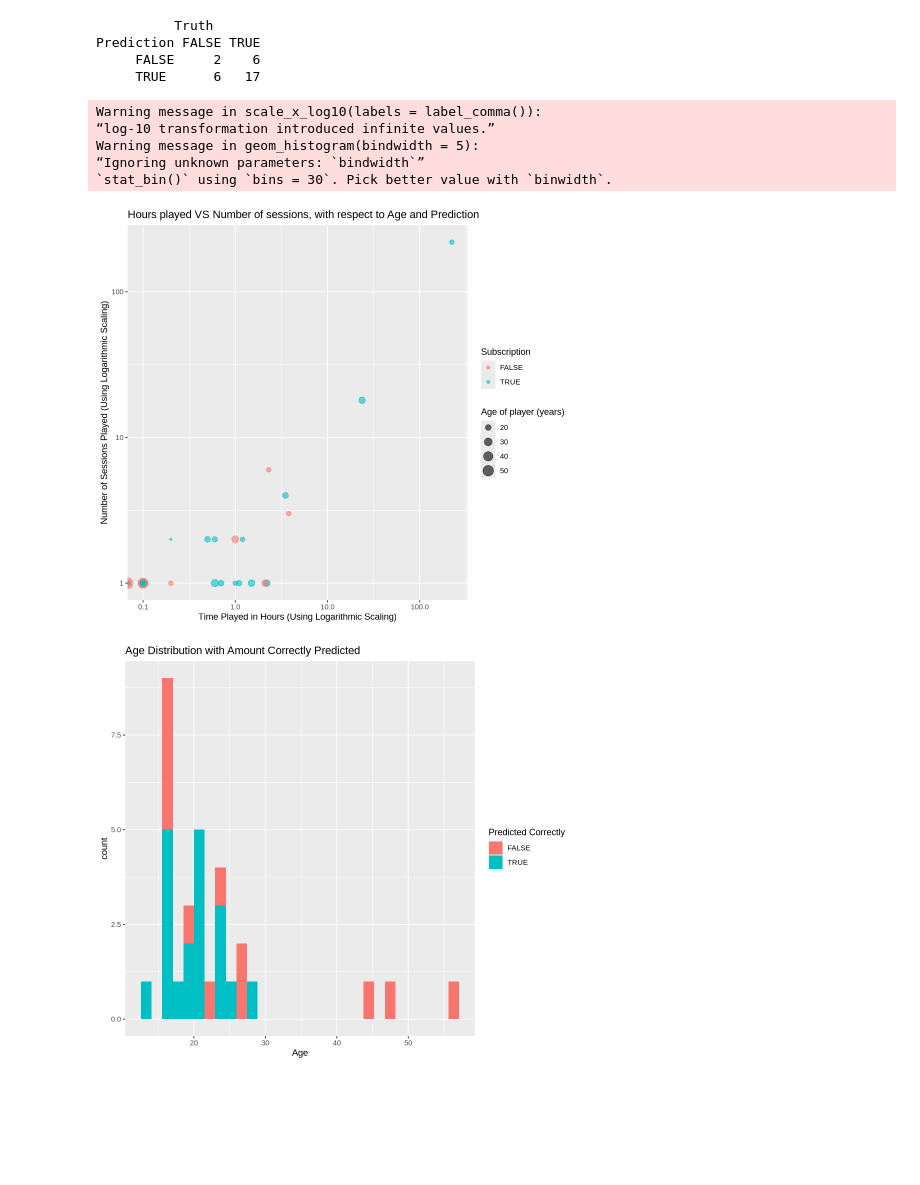
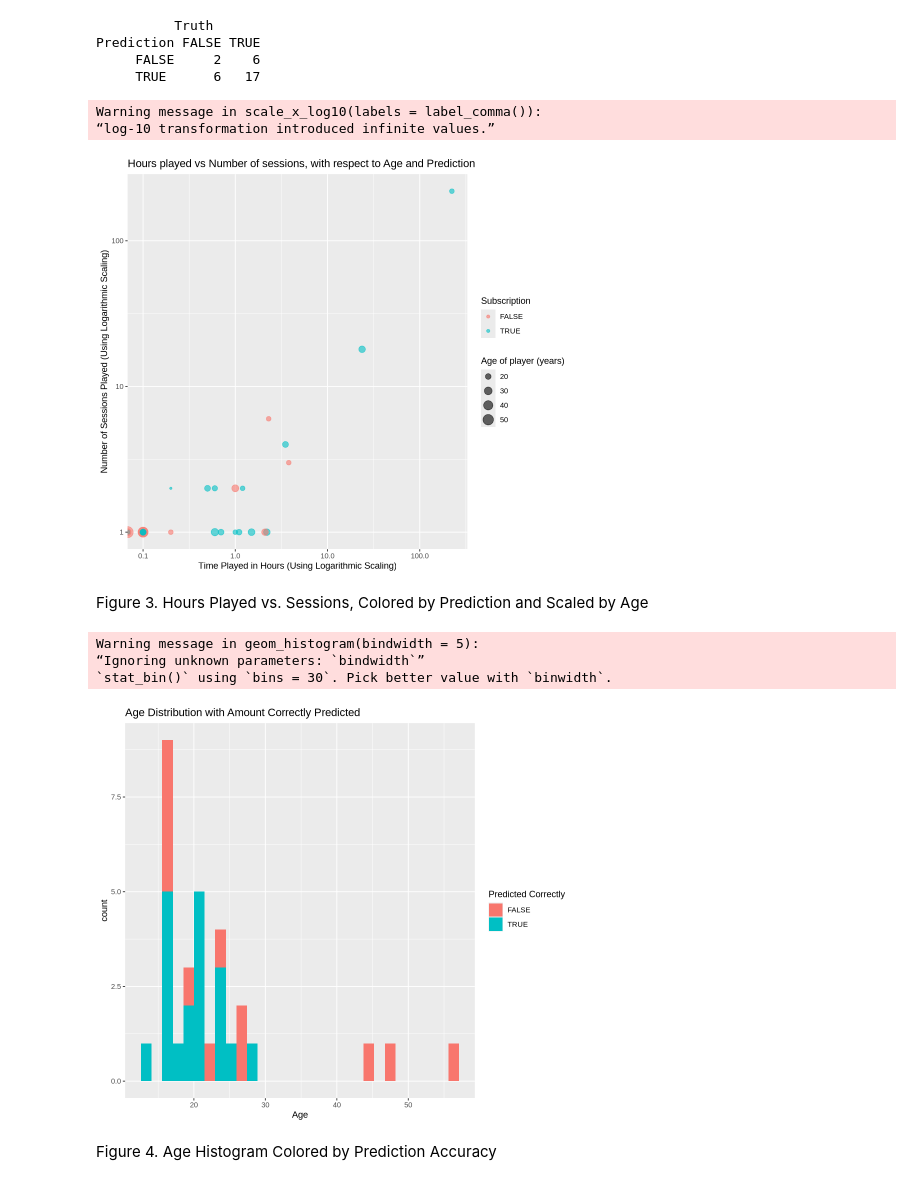
Before and after one commit to kendra2070/group_project, a Jupyter notebook: project_16.ipynb, the cells around one changed output. Saved outputs shown, nothing was run; the diff lists cells and outputs as text; code cells hidden in the pictures; blank space fills up the shorter version.

```diff
--- a/project_16.ipynb
+++ b/project_16.ipynb
@@ -267,28 +253,33 @@ Prediction FALSE TRUE
 # %%
 preforming_plot <- data_for_plot|>
     ggplot(aes(x = played_hours, y = sessions_played, size = age, colour = predicted_correct)) +
     geom_point(alpha = 0.6) +
     labs(x = "Time Played in Hours (Using Logarithmic Scaling)",
          y = "Number of Sessions Played (Using Logarithmic Scaling)",
          size = "Age of player (years)",
          colour = "Subscription") +
-    ggtitle("Hours played VS Number of sessions, with respect to Age and Prediction") +
+    ggtitle("Hours played vs Number of sessions, with respect to Age and Prediction") +
     scale_x_log10(labels = label_comma()) +
     scale_y_log10(labels = label_comma())
 preforming_plot
-
-preforming_plot_bar <- data_for_plot |>
-    ggplot(aes(x = age, fill = predicted_correct)) +
-    geom_histogram(bindwidth = 5) +
-    labs(x = "Age",
-         fill = "Predicted Correctly") +
-    ggtitle("Age Distribution with Amount Correctly Predicted")
-preforming_plot_bar
 # %% [output]
 Warning message in scale_x_log10(labels = label_comma()):
 “log-10 transformation introduced infinite values.”
-Warning message in geom_histogram(bindwidth = 5):
-“Ignoring unknown parameters: `bindwidth`”
-`stat_bin()` using `bins = 30`. Pick better value with `binwidth`.
-[figure, old version]
+[figure, new version]
-[figure, removed]
+# %% [markdown]
+Figure 3. Hours Played vs. Sessions, Colored by Prediction and Scaled by Age
+# %%
+preforming_plot_bar <- data_for_plot |>
+    ggplot(aes(x = age, fill = predicted_correct)) +
+    geom_histogram(bindwidth = 5) +
+    labs(x = "Age",
+         fill = "Predicted Correctly") +
+    ggtitle("Age Distribution with Amount Correctly Predicted")
+preforming_plot_bar
+# %% [output]
+Warning message in geom_histogram(bindwidth = 5):
+“Ignoring unknown parameters: `bindwidth`”
+`stat_bin()` using `bins = 30`. Pick better value with `binwidth`.
+[figure, added]
+# %% [markdown]
+Figure 4. Age Histogram Colored by Prediction Accuracy
```
Also changed, not shown: parts of 6 cells of this notebook.
